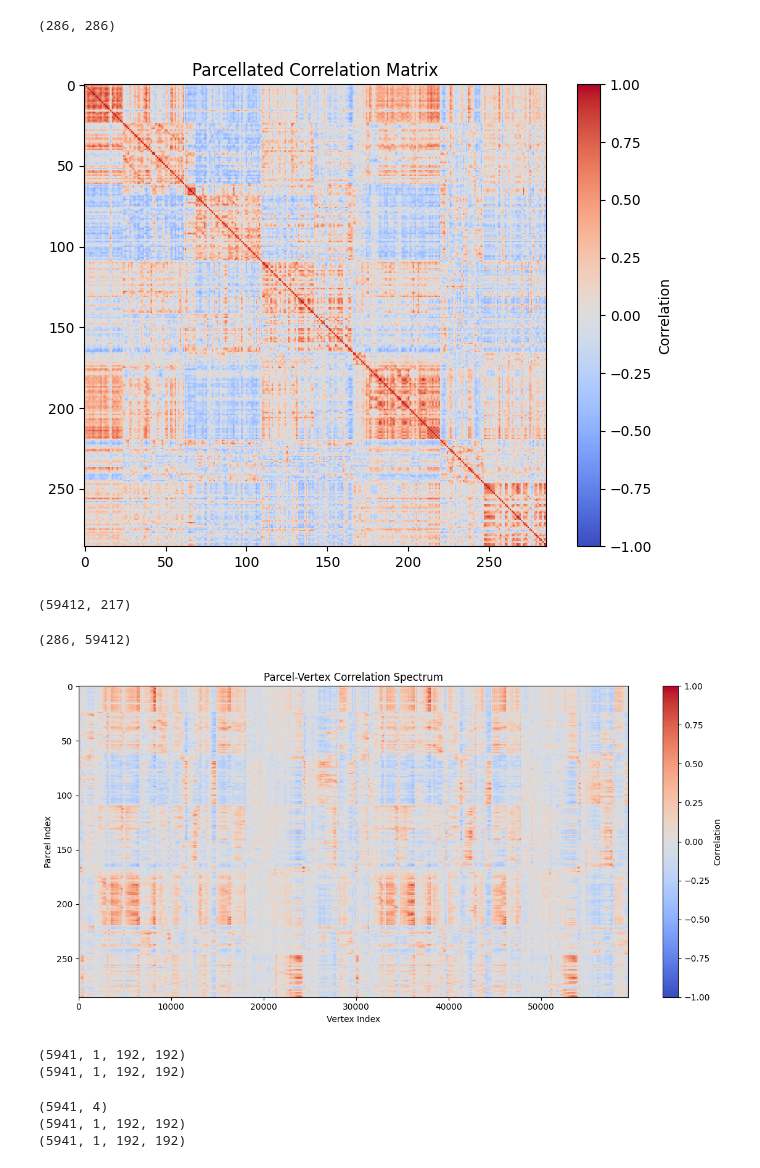
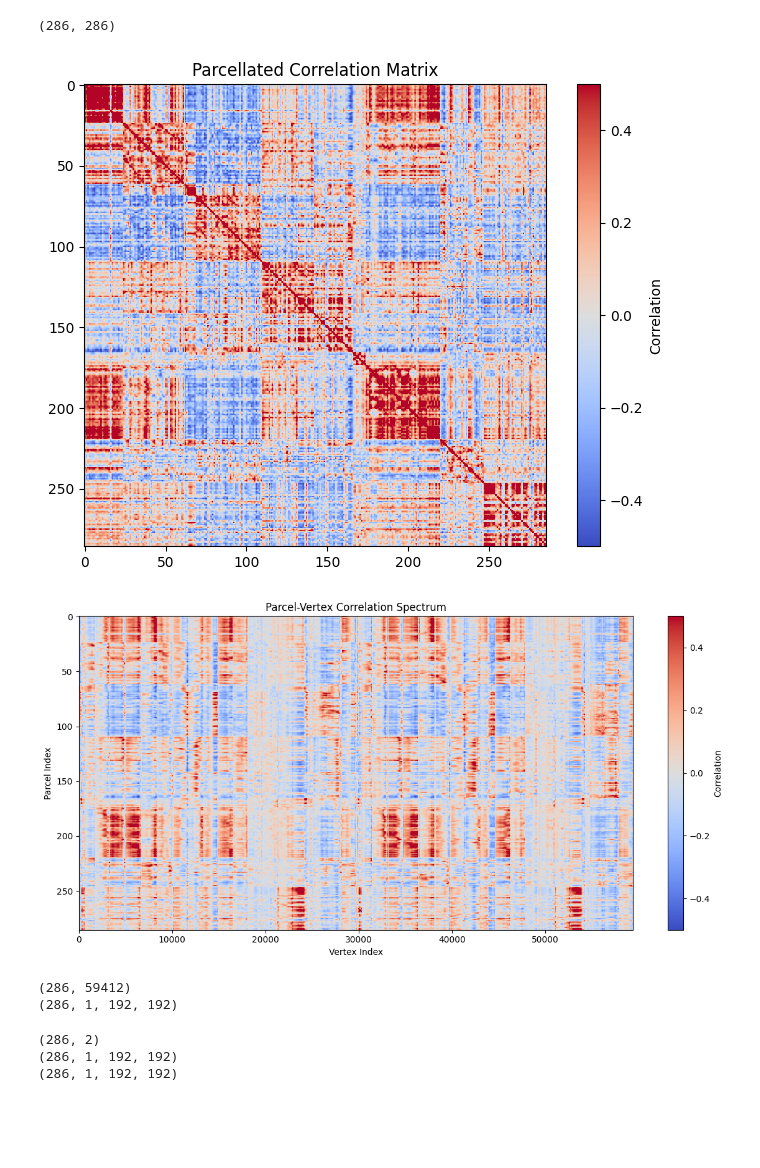
Before and after one commit to Era5eMe/Tu-2025-VAE_FC_embedding, a Jupyter notebook: format_fsLR32k_to_192by192.ipynb, the cells around one changed output. Saved outputs shown, nothing was run; the diff lists cells and outputs as text; code cells hidden in the pictures; blank space fills up the shorter version.

Commit message:
visualization

```diff
--- a/format_fsLR32k_to_192by192.ipynb
+++ b/format_fsLR32k_to_192by192.ipynb
@@ -326,51 +519,51 @@ keepnets = parcel_keys[:, 1] != none_idx
 # %%
 ptseries_ordered = ptseries_data[:, parcel_order]
 ptseries_ordered = ptseries_ordered[:, keepnets]
 ptseries_masked = np.transpose(ptseries_ordered[tmask])
 
 corrs_parcel = np.corrcoef(ptseries_masked)
 print(corrs_parcel.shape)
 
 plt.figure(figsize=(8, 6))
-plt.imshow(corrs_parcel, cmap='coolwarm', vmin=-1, vmax=1)
+plt.imshow(corrs_parcel, cmap='coolwarm', vmin=-0.5, vmax=0.5)
 plt.colorbar(label='Correlation')
 plt.title('Parcellated Correlation Matrix')
 plt.show()
 # %% [output]
 (286, 286)
-[figure, old version]
+[figure, new version]
 # %%
-dtseries_img = nib.load(dtseries_path)
-dtseries_data = dtseries_img.get_fdata()
-bm_index_map = dtseries_img.header.get_index_map(1)
+# dtseries_img = nib.load(dtseries_path)
+# dtseries_data = dtseries_img.get_fdata()
+# bm_index_map = dtseries_img.header.get_index_map(1)
 
-# Initialize storage
-vertex_indices = []
-# Loop through the brain models in the index map
-for bm in bm_index_map.brain_models:
-    structure = bm.brain_structure
-    if structure in ['CIFTI_STRUCTURE_CORTEX_LEFT', 'CIFTI_STRUCTURE_CORTEX_RIGHT']:
-        # Convert Cifti2VertexIndices to numpy array
-        offset = bm.index_offset
-        count = bm.index_count
-        vertex_indices.extend(range(offset, offset + count))
+# # Initialize storage
+# vertex_indices = []
+# # Loop through the brain models in the index map
+# for bm in bm_index_map.brain_models:
+#     structure = bm.brain_structure
+#     if structure in ['CIFTI_STRUCTURE_CORTEX_LEFT', 'CIFTI_STRUCTURE_CORTEX_RIGHT']:
+#         # Convert Cifti2VertexIndices to numpy array
+#         offset = bm.index_offset
+#         count = bm.index_count
+#         vertex_indices.extend(range(offset, offset + count))
 
-vertex_indices = np.array(vertex_indices)
-cortex_dtseries = np.transpose(dtseries_data[:, vertex_indices])
-masked_cortex_dtseries = cortex_dtseries[:, tmask]
+# vertex_indices = np.array(vertex_indices)
+# cortex_dtseries = np.transpose(dtseries_data[:, vertex_indices])
+# masked_cortex_dtseries = cortex_dtseries[:, tmask]
 
-print(masked_cortex_dtseries.shape)
+# print(masked_cortex_dtseries.shape)
-# %% [output]
-(59412, 217)
 # %%
-full_corr_matrix = np.corrcoef(np.vstack([ptseries_masked, masked_cortex_dtseries]))
-num_parcels = ptseries_masked.shape[0]
-parcel_vertex_corr_matrix = full_corr_matrix[:num_parcels, num_parcels:]
+# full_corr_matrix = np.corrcoef(np.vstack([ptseries_masked, masked_cortex_dtseries]))
+# num_parcels = ptseries_masked.shape[0]
+# parcel_vertex_corr_matrix = full_corr_matrix[:num_parcels, num_parcels:]
 
-print(parcel_vertex_corr_matrix.shape)
+# print(parcel_vertex_corr_matrix.shape)
+
+parcel_vertex_corr_matrix = calc_parcel_vertex_correlations(dtseries_path, ptseries_path, tmask, parcellation)
 
 plt.figure(figsize=(12, 6))
-plt.imshow(parcel_vertex_corr_matrix, aspect='auto', cmap='coolwarm', vmin=-1, vmax=1)
+plt.imshow(parcel_vertex_corr_matrix, aspect='auto', cmap='coolwarm', vmin=-0.5, vmax=0.5)
 plt.colorbar(label='Correlation')
 plt.xlabel('Vertex Index')
 plt.ylabel('Parcel Index')
@@ -378,8 +571,7 @@ plt.title('Parcel-Vertex Correlation Spectrum')
 plt.tight_layout()
 plt.show()
 # %% [output]
-(286, 59412)
-[figure, old version]
+[figure, new version]
 # %%
 # left_mask_struct = sio.loadmat(os.path.join(transmat_path, "Left_fMRI2Grid_192_by_192_NN.mat"))
 # left_mask = left_mask_struct['grid_mapping']
@@ -390,22 +582,26 @@ plt.show()
 # mask = sio.loadmat(os.path.join(transmat_path, "MSE_Mask.mat"))
 # %%
 # for test
-corrs = calc_correlations(input_file=dtseries_path, tmask=tmask)
-corrs = rand_sample(corrs, sample_ratio=0.1)
-left_surf_data, right_surf_data = forward_reformatting(corrs, transmat_path, img_size=192)
+# corrs = calc_correlations(input_file=dtseries_path, tmask=tmask)
+# corrs = rand_sample(corrs, sample_ratio=0.1)
+# left_surf_data, right_surf_data = forward_reformatting(corrs, transmat_path, img_size=192)
+# print(left_surf_data.shape)
+# print(right_surf_data.shape)
+print(parcel_vertex_corr_matrix.shape)
+left_surf_data, right_surf_data = forward_reformatting(parcel_vertex_corr_matrix, transmat_path, img_size=192)
 print(left_surf_data.shape)
-print(right_surf_data.shape)
 # %% [output]
-(5941, 1, 192, 192)
-(5941, 1, 192, 192)
+(286, 59412)
+(286, 1, 192, 192)
 # %%
 model = load_model(zdim=2, nc=1, device="cpu")
 zs, left_surf_recon, right_surf_recon = model_inference(left_surf_data, right_surf_data, zdim=2, nc=1, mode="both", batch_size=16, device="cpu")
+mus = zs[:, :2]
 
-print(zs.shape)
+print(mus.shape)
 print(left_surf_recon.shape)
 print(right_surf_recon.shape)
 # %% [output]
-(5941, 4)
-(5941, 1, 192, 192)
-(5941, 1, 192, 192)
+(286, 2)
+(286, 1, 192, 192)
+(286, 1, 192, 192)
```
Also changed, not shown: parts of 8 cells of this notebook.
